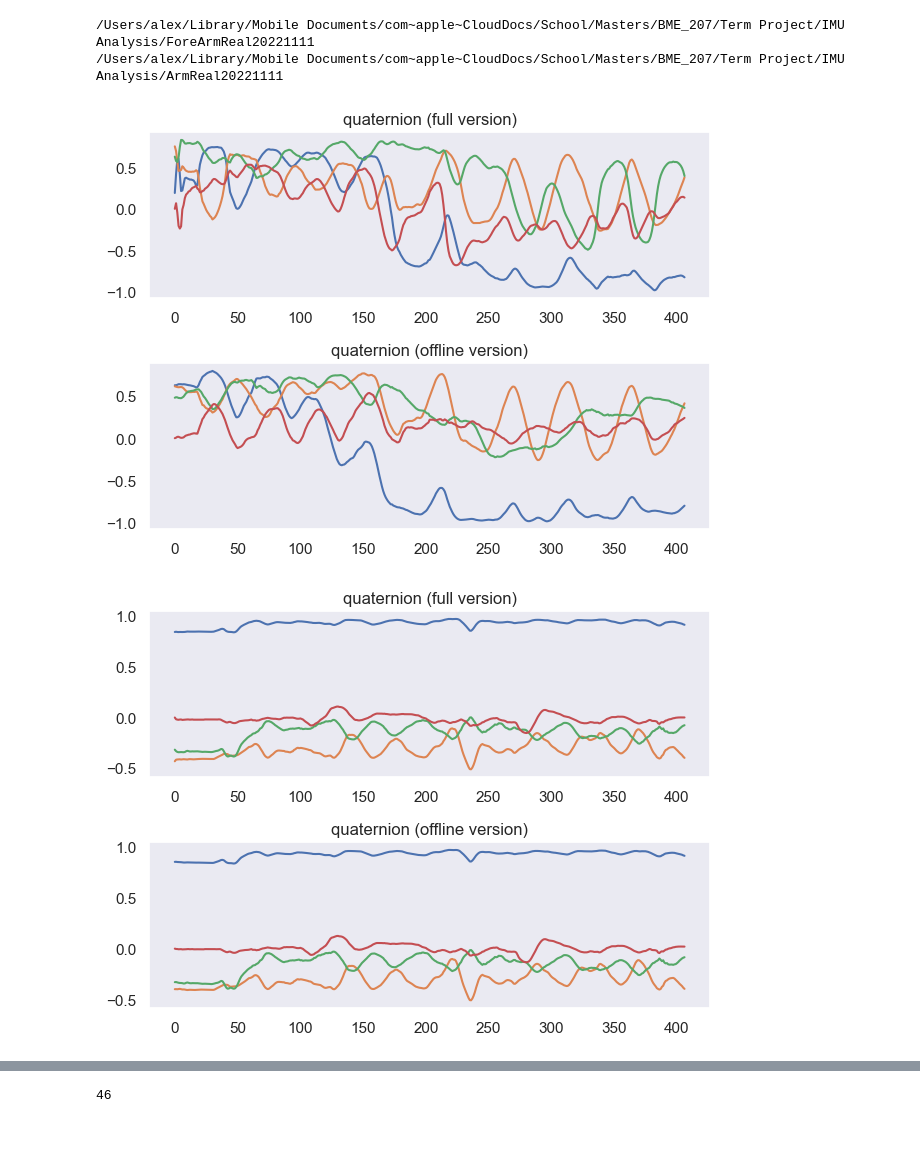
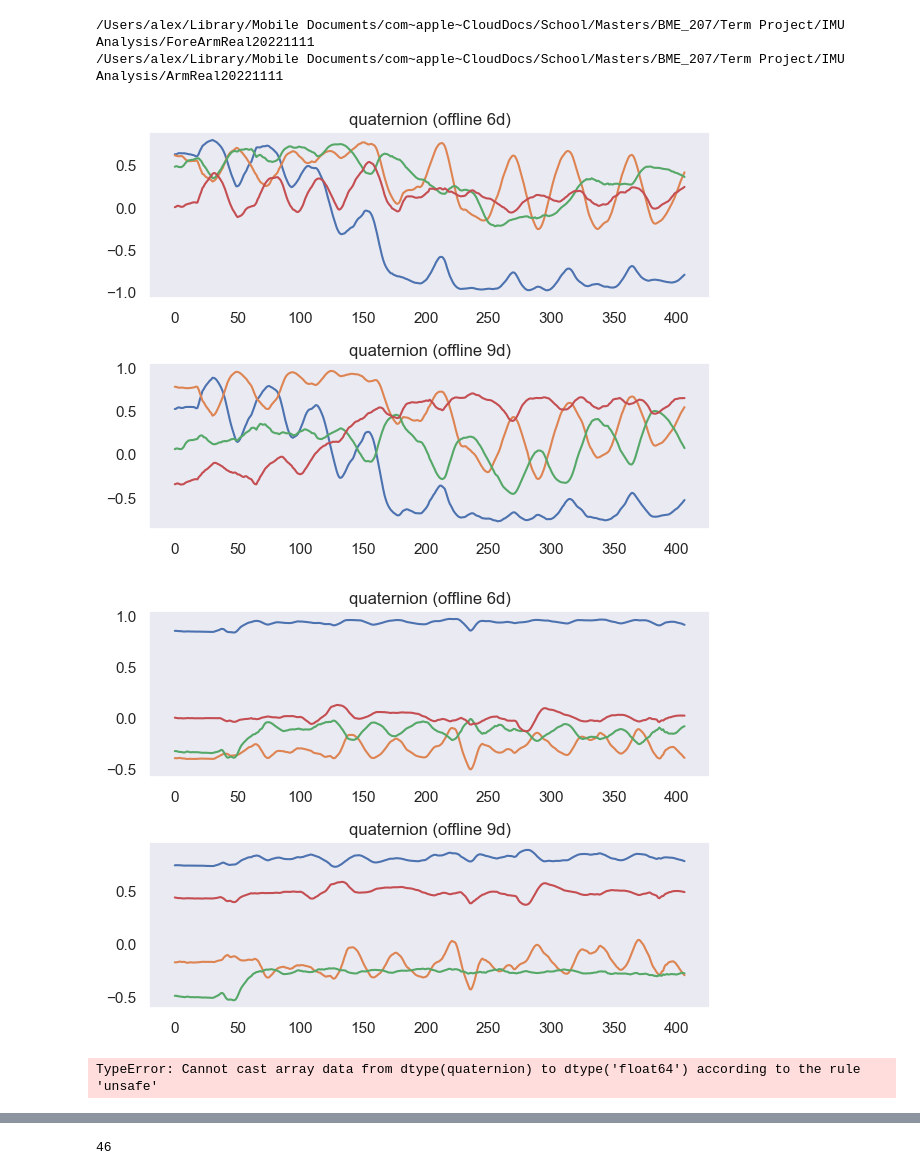
Before and after one commit to alejandromango/IMU-Analysis, a Jupyter notebook: SingleIMUGyrAngleSmarter.ipynb, the cells around one changed output, grey strips where cells are left out. Cells and saved outputs as stored; diff of their text form; code cells hidden in the pictures; blank space fills up the shorter version.

Commit message:
Attempt to calculate joint angle quaternion w/ inv

```diff
--- a/SingleIMUGyrAngleSmarter.ipynb
+++ b/SingleIMUGyrAngleSmarter.ipynb
@@ -105,43 +106,49 @@ mData = numpy.array([numpy.array(mFore), numpy.array(mArm)])
 /Users/alex/Library/Mobile Documents/com~apple~CloudDocs/School/Masters/BME_207/Term Project/IMU Analysis/ArmReal20221111
 # %%
 # Playing with quaternions
-vqf1 = VQF(reSampleRate)
 vqfOffline1 = offlineVQF(gData[0], aData[0], mData[0], reSampleRate)
-# alternative: vqf = PyVQF(Ts)
-out1 = vqf1.updateBatch(gData[0], aData[0])
-outOffline1 = vqfOffline1#.updateBatch(gData[0], aData[0])
 
 # plot the quaternion of the forearm sensor
 plt.figure()
 plt.subplot(211)
-plt.plot(outOffline1['quat6D'])
-plt.title('quaternion (full version)')
+plt.plot(vqfOffline1['quat6D'])
+plt.title('quaternion (offline 6d)')
 plt.grid()
 plt.subplot(212)
-plt.plot(outOffline1['quat9D'])
+plt.plot(vqfOffline1['quat9D'])
 plt.grid()
-plt.title('quaternion (offline version)')
+plt.title('quaternion (offline 9d)')
 plt.tight_layout()
 plt.show()
 
-vqf2 = VQF(reSampleRate)
 vqfOffline2 = offlineVQF(gData[1], aData[1], mData[1], reSampleRate)
-# alternative: vqf = PyVQF(Ts)
-out2 = vqf2.updateBatch(gData[1], aData[1])
-outOffline2 = vqfOffline2#.updateBatch(gData[1], aData[1])
 
 # plot the quaternion of the arm sensor
 plt.figure()
 plt.subplot(211)
-plt.plot(outOffline2['quat6D'])
-plt.title('quaternion (full version)')
+plt.plot(vqfOffline2['quat6D'])
+plt.title('quaternion (offline 6d)')
 plt.grid()
 plt.subplot(212)
-plt.plot(outOffline2['quat9D'])
+plt.plot(vqfOffline2['quat9D'])
 plt.grid()
-plt.title('quaternion (offline version)')
+plt.title('quaternion (offline 9d)')
 plt.tight_layout()
 plt.show()
+
+# plot the quaternion of the arm sensor
+plt.figure()
+jointAngleQuat = []
+for i in range(len(vqfOffline2['quat9D'])):
+    invQuat2 = VQF.quatConj(vqfOffline2['quat9D'][i])/VQF.norm(vqfOffline2['quat9D'][i])
+    jointAngleQuat.append(VQF.quatMultiply(invQuat2, vqfOffline1['quat9D'][i]))
+jointAngleQuat = quaternion.as_quat_array(jointAngleQuat)
+jointAngleEuler = quaternion.as_spherical_coords(jointAngleQuat)
+plt.plot(jointAngleEuler)
+plt.title('Joint Angles Spherical Method (full version)')
+plt.grid()
+plt.show()
 # %% [output]
-[figure, old version]
+[figure, new version]
-[figure, old version]
+[figure, new version]
+TypeError: Cannot cast array data from dtype(quaternion) to dtype('float64') according to the rule 'unsafe'
```
Also changed, not shown: parts of 5 cells of this notebook.
